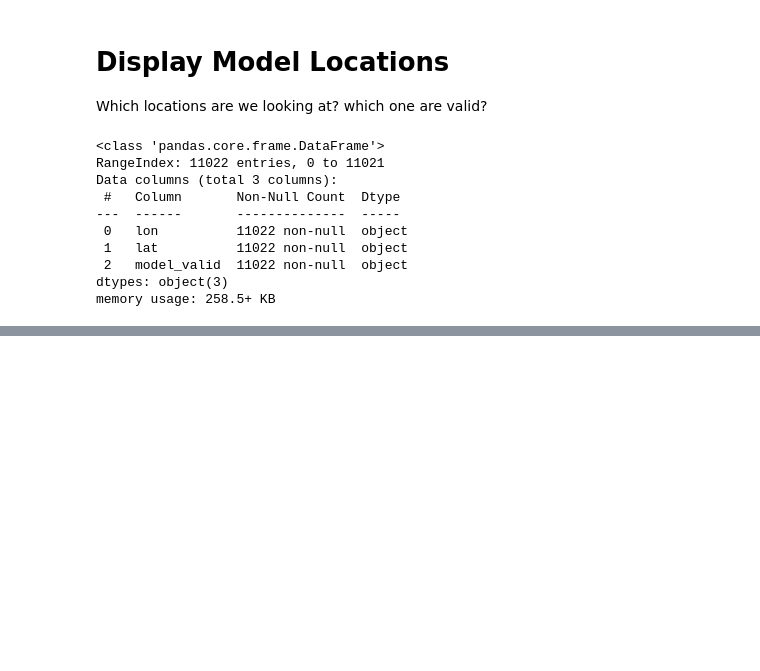
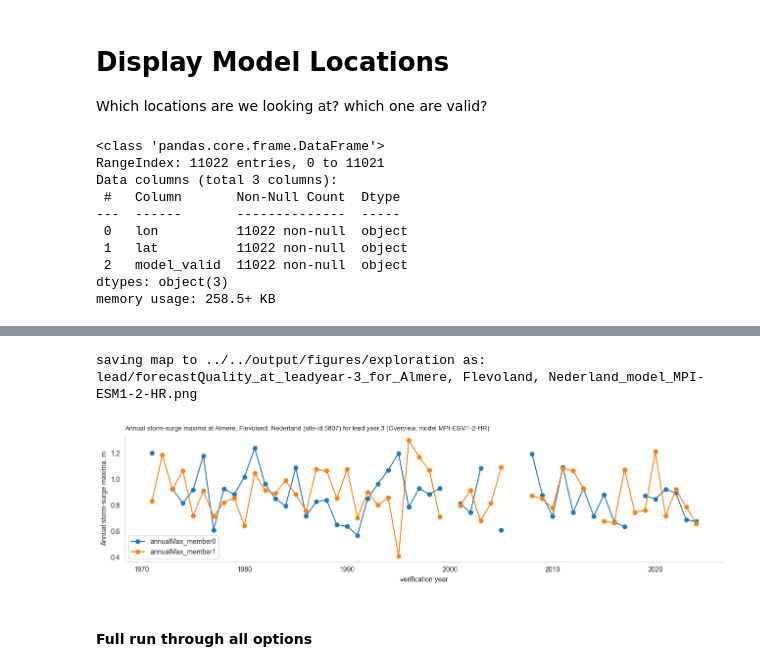
Before and after one commit to silviaelisabeth/SeaLevelExtremes, a Jupyter notebook: script/exploration/data_structure.ipynb, the cells around one changed output, grey strips where cells are left out. Cells and saved outputs as stored; diff of their text form; code cells hidden in the pictures; blank space fills up the shorter version.

```diff
--- a/script/exploration/data_structure.ipynb
+++ b/script/exploration/data_structure.ipynb
@@ -371,0 +528,7 @@ plt.show()
+# %%
+for sim_year_selected in years_selected_for_comparison:
+    sim_year_forecast = select_location_data_with_inityear(df_site, int(sim_year_selected))
+
+    fig = plot_forecast_timeseries_from_inityear_for_location(
+        sim_year_forecast, sim_year_selected, location, site_id, model_name,save_time_series_plot=True
+        )
@@ -371,0 +548,12 @@ plt.show()
+# %%
+lead_selected = random.choice(lead).astype(int)
+lead_selected = 3
+# %%
+def select_location_data_with_lead(df_site: DataFrame, lead_selected: int) -> DataFrame:
+    lead_year_forecast = df_site[df_site.lead == lead_selected]
+    return lead_year_forecast.sort_values('valid_year')
+
+# ----------------------------------------------------
+
+lead_year_forecast = select_location_data_with_lead(df_site, lead_selected)
+lead_year_forecast
@@ -371,0 +574,47 @@ plt.show()
+# %%
+def plot_forecast_quality_at_location_for_leadyear(
+    lead_year_forecast: DataFrame, lead_selected: int, location: Location, site_id:int, model_name: str,
+    save_time_series_plot: bool = True, figsize=(13, 3.5),
+    ) -> plt.Figure:
+
+    fig, ax = plt.subplots(figsize=figsize)
+
+    title = "Annual storm-surge maxima at "
+    title += f"{location.address} (site-id {site_id})" if location else f"site-id {site_id}"
+    ax.set_title(
+        title + f" for lead year {lead_selected} (Overview, model {model_name})",
+        loc='left', fontsize=fs_title
+        )
+
+    lead_year_forecast.set_index('valid_year').filter(like='annualMax').plot(ax=ax, marker='o')
+
+    ax.set_ylabel('Annual storm-surge maxima, m')
+    ax.set_xlabel('verification year')
+
+    ax.grid(False)
+    sns.despine()
+    plt.tight_layout()
+
+    if save_time_series_plot:
+        export_dir_figures.mkdir(parents=True, exist_ok=True)
+        file_name = f"lead/forecastQuality_at_leadyear-{lead_selected}_for_{location}_model_{model_name}.png"
+        print(f"saving map to {export_dir_figures} as: {file_name}")
+
+        fig.savefig(
+            export_dir_figures / file_name, dpi=300, bbox_inches='tight'
+            )
+    plt.close(fig)
+    return fig
+
+# ----------------------------------------------------
+
+fig = plot_forecast_quality_at_location_for_leadyear(
+    lead_year_forecast, lead_selected, location, site_id, model_name, save_time_series_plot=True
+    )
+
+fig
+# %% [output]
+saving map to ../../output/figures/exploration as: lead/forecastQuality_at_leadyear-3_for_Almere, Flevoland, Nederland_model_MPI-ESM1-2-HR.png
+[figure, added]
+# %% [markdown]
+#### Full run through all options
```
Also changed, not shown: parts of 51 cells of this notebook.
